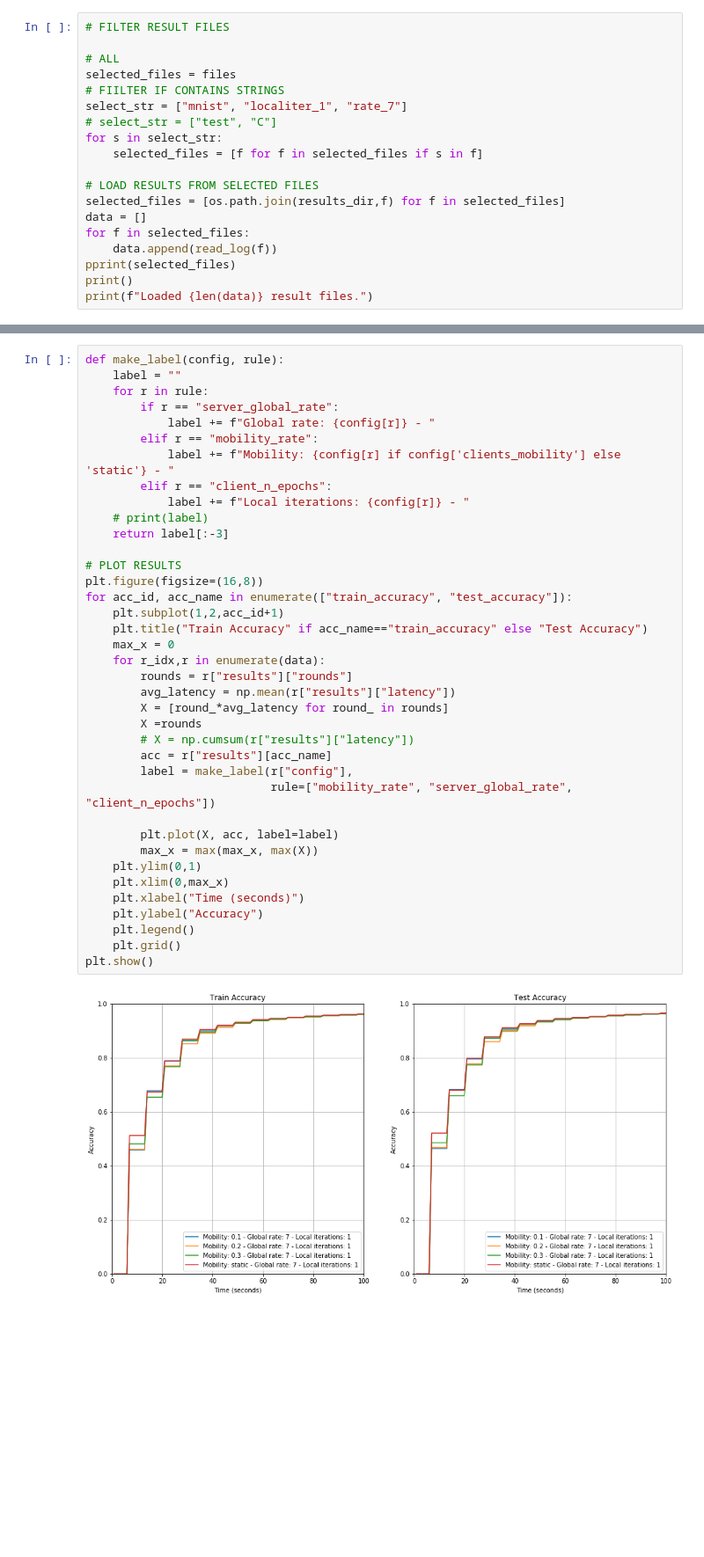
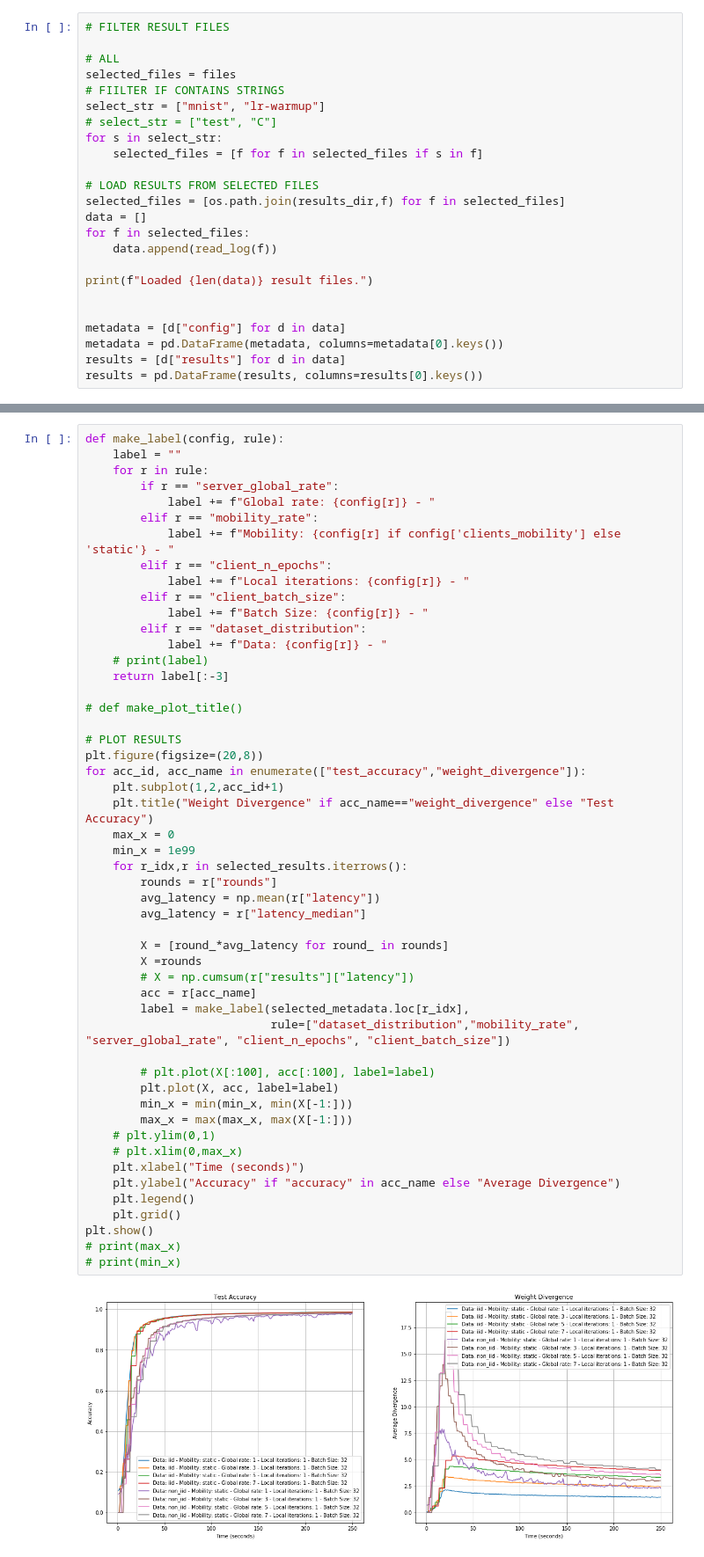
Before and after one commit to alexander3605/wireless-HFL, a Jupyter notebook: results_viewer.ipynb, the cells around one changed output, grey strips where cells are left out. Shown: that part at 88% size. Cells and saved outputs as stored; diff of their text form; blank space fills up the shorter version.

Commit message:
improved results visualizer

```diff
--- a/results_viewer.ipynb
+++ b/results_viewer.ipynb
@@ -26,7 +26,7 @@ files.sort()
 # ALL
 selected_files = files
 # FIILTER IF CONTAINS STRINGS
-select_str = ["mnist", "localiter_1", "rate_7"]
+select_str = ["mnist", "lr-warmup"]
 # select_str = ["test", "C"]
 for s in select_str:
     selected_files = [f for f in selected_files if s in f]
@@ -36,7 +36,12 @@ selected_files = [os.path.join(results_dir,f) for f in selected_files]
 data = []
 for f in selected_files:
     data.append(read_log(f))
-pprint(selected_files)
-print()
+
 print(f"Loaded {len(data)} result files.")
+
+
+metadata = [d["config"] for d in data]
+metadata = pd.DataFrame(metadata, columns=metadata[0].keys())
+results = [d["results"] for d in data]
+results = pd.DataFrame(results, columns=results[0].keys())
 # %% [output]
@@ -49,40 +84,53 @@ Loaded 4 result files.
 # %%
 def make_label(config, rule):
     label = ""
     for r in rule:
         if r == "server_global_rate":
             label += f"Global rate: {config[r]} - "
         elif r == "mobility_rate":
             label += f"Mobility: {config[r] if config['clients_mobility'] else 'static'} - "
         elif r == "client_n_epochs":
             label += f"Local iterations: {config[r]} - "
+        elif r == "client_batch_size":
+            label += f"Batch Size: {config[r]} - "
+        elif r == "dataset_distribution":
+            label += f"Data: {config[r]} - "
     # print(label)
     return label[:-3]
 
+# def make_plot_title()
+
 # PLOT RESULTS
-plt.figure(figsize=(16,8))
-for acc_id, acc_name in enumerate(["train_accuracy", "test_accuracy"]):
+plt.figure(figsize=(20,8))
+for acc_id, acc_name in enumerate(["test_accuracy","weight_divergence"]):
     plt.subplot(1,2,acc_id+1)
-    plt.title("Train Accuracy" if acc_name=="train_accuracy" else "Test Accuracy")
+    plt.title("Weight Divergence" if acc_name=="weight_divergence" else "Test Accuracy")
     max_x = 0
-    for r_idx,r in enumerate(data):
-        rounds = r["results"]["rounds"]
-        avg_latency = np.mean(r["results"]["latency"])
+    min_x = 1e99
+    for r_idx,r in selected_results.iterrows():
+        rounds = r["rounds"]
+        avg_latency = np.mean(r["latency"])
+        avg_latency = r["latency_median"]
+
         X = [round_*avg_latency for round_ in rounds]
         X =rounds
         # X = np.cumsum(r["results"]["latency"])
-        acc = r["results"][acc_name]
-        label = make_label(r["config"],
-                           rule=["mobility_rate", "server_global_rate", "client_n_epochs"])
+        acc = r[acc_name]
+        label = make_label(selected_metadata.loc[r_idx],
+                           rule=["dataset_distribution","mobility_rate", "server_global_rate", "client_n_epochs", "client_batch_size"])
 
+        # plt.plot(X[:100], acc[:100], label=label)
         plt.plot(X, acc, label=label)
-        max_x = max(max_x, max(X))
-    plt.ylim(0,1)
-    plt.xlim(0,max_x)
+        min_x = min(min_x, min(X[-1:]))
+        max_x = max(max_x, max(X[-1:]))
+    # plt.ylim(0,1)
+    # plt.xlim(0,max_x)
     plt.xlabel("Time (seconds)")
-    plt.ylabel("Accuracy")
+    plt.ylabel("Accuracy" if "accuracy" in acc_name else "Average Divergence")
     plt.legend()
     plt.grid()
 plt.show()
+# print(max_x)
+# print(min_x)
 # %% [output]
-[figure, old version]
+[figure, new version]
```
Also changed, not shown: parts of 3 cells of this notebook, 1 other file.
